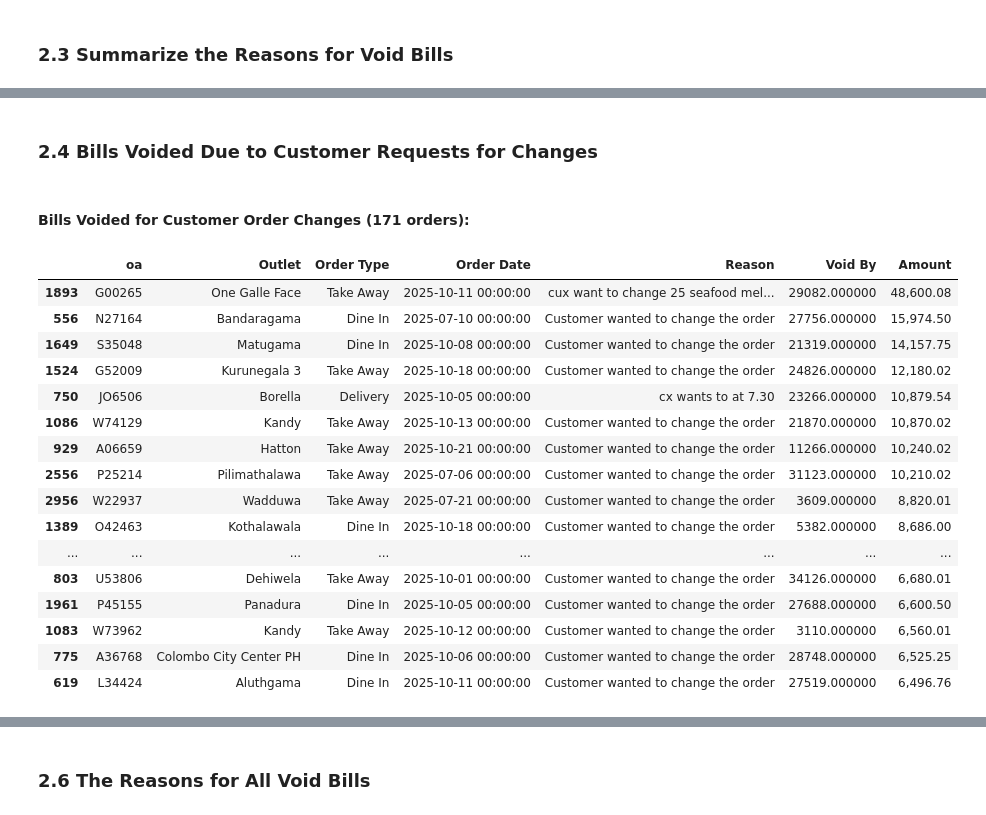
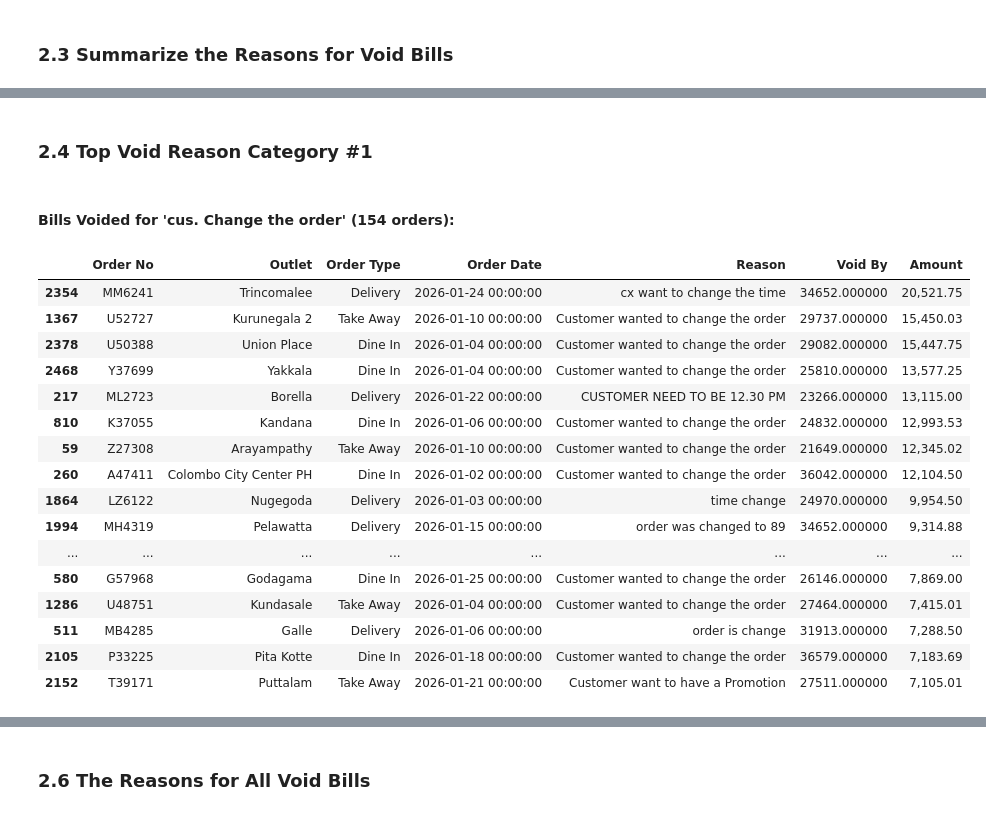
Before and after one commit to PasinduSuraweera/void-analysis-findings, a Jupyter notebook: Void_Bills_Report_Colab.ipynb, the cells around one changed output, grey strips where cells are left out. Cells and saved outputs as stored; diff of their text form; code cells hidden in the pictures.

```diff
--- a/Void_Bills_Report_Colab.ipynb
+++ b/Void_Bills_Report_Colab.ipynb
@@ -239,35 +239,39 @@ Most Common Reasons:
 # %% [markdown]
-### 2.4 Bills Voided Due to Customer Requests for Changes
+### 2.4 Top Void Reason Category #1
 # %%
-# Customer change orders
-change_orders = parent_df[parent_df['Predicted_Category'] == 'cus. Change the order'].sort_values('Amount', ascending=False)
+# Top category #1 orders (dynamic)
+top_category_1 = reason_counts.index[0]
+top_1_orders = parent_df[parent_df['Predicted_Category'] == top_category_1].sort_values('Amount', ascending=False)
 
 display_cols = [order_col, 'Outlet', 'Order Type', 'Order Date', 'Reason', 'Void By ', 'Amount']
-avail_cols = [c for c in display_cols if c in change_orders.columns]
+avail_cols = [c for c in display_cols if c in top_1_orders.columns]
 
-change_display = change_orders[avail_cols].head(20).copy()
-if 'Amount' in change_display.columns:
-    change_display['Amount'] = change_display['Amount'].apply(lambda x: f"{x:,.2f}")
+top_1_display = top_1_orders[avail_cols].head(20).copy()
+if 'Amount' in top_1_display.columns:
+    top_1_display['Amount'] = top_1_display['Amount'].apply(lambda x: f"{x:,.2f}")
 
-display(HTML(f"<h4>Bills Voided for Customer Order Changes ({len(change_orders)} orders):</h4>"))
-display(change_display.style.set_table_styles([{'selector': 'th', 'props': [('background-color', '#1976D2'), ('color', 'white')]}]))
+# Get friendly name if available
+top_1_name = name_map.get(top_category_1, top_category_1) if 'name_map' in dir() else top_category_1
+
+display(HTML(f"<h4>Bills Voided for '{top_1_name}' ({len(top_1_orders)} orders):</h4>"))
+display(top_1_display.style.set_table_styles([{'selector': 'th', 'props': [('background-color', '#1976D2'), ('color', 'white')]}]))
 # %% [output]
-Bills Voided for Customer Order Changes (171 orders):
+Bills Voided for 'cus. Change the order' (154 orders):
-|  | oa | Outlet | Order Type | Order Date | Reason | Void By | Amount |
-| 1893 | G00265 | One Galle Face | Take Away | 2025-10-11 00:00:00 | cux want to change 25 seafood mel... | 29082.000000 | 48,600.08 |
-| 556 | N27164 | Bandaragama | Dine In | 2025-07-10 00:00:00 | Customer wanted to change the order | 27756.000000 | 15,974.50 |
-| 1649 | S35048 | Matugama | Dine In | 2025-10-08 00:00:00 | Customer wanted to change the order | 21319.000000 | 14,157.75 |
-| 1524 | G52009 | Kurunegala 3 | Take Away | 2025-10-18 00:00:00 | Customer wanted to change the order | 24826.000000 | 12,180.02 |
-| 750 | JO6506 | Borella | Delivery | 2025-10-05 00:00:00 | cx wants to at 7.30 | 23266.000000 | 10,879.54 |
-| 1086 | W74129 | Kandy | Take Away | 2025-10-13 00:00:00 | Customer wanted to change the order | 21870.000000 | 10,870.02 |
-| 929 | A06659 | Hatton | Take Away | 2025-10-21 00:00:00 | Customer wanted to change the order | 11266.000000 | 10,240.02 |
-| 2556 | P25214 | Pilimathalawa | Take Away | 2025-07-06 00:00:00 | Customer wanted to change the order | 31123.000000 | 10,210.02 |
-| 2956 | W22937 | Wadduwa | Take Away | 2025-07-21 00:00:00 | Customer wanted to change the order | 3609.000000 | 8,820.01 |
-| 1389 | O42463 | Kothalawala | Dine In | 2025-10-18 00:00:00 | Customer wanted to change the order | 5382.000000 | 8,686.00 |
+|  | Order No | Outlet | Order Type | Order Date | Reason | Void By | Amount |
+| 2354 | MM6241 | Trincomalee | Delivery | 2026-01-24 00:00:00 | cx want to change the time | 34652.000000 | 20,521.75 |
+| 1367 | U52727 | Kurunegala 2 | Take Away | 2026-01-10 00:00:00 | Customer wanted to change the order | 29737.000000 | 15,450.03 |
+| 2378 | U50388 | Union Place | Dine In | 2026-01-04 00:00:00 | Customer wanted to change the order | 29082.000000 | 15,447.75 |
+| 2468 | Y37699 | Yakkala | Dine In | 2026-01-04 00:00:00 | Customer wanted to change the order | 25810.000000 | 13,577.25 |
+| 217 | ML2723 | Borella | Delivery | 2026-01-22 00:00:00 | CUSTOMER NEED TO BE 12.30 PM | 23266.000000 | 13,115.00 |
+| 810 | K37055 | Kandana | Dine In | 2026-01-06 00:00:00 | Customer wanted to change the order | 24832.000000 | 12,993.53 |
+| 59 | Z27308 | Arayampathy | Take Away | 2026-01-10 00:00:00 | Customer wanted to change the order | 21649.000000 | 12,345.02 |
+| 260 | A47411 | Colombo City Center PH | Dine In | 2026-01-02 00:00:00 | Customer wanted to change the order | 36042.000000 | 12,104.50 |
+| 1864 | LZ6122 | Nugegoda | Delivery | 2026-01-03 00:00:00 | time change | 24970.000000 | 9,954.50 |
+| 1994 | MH4319 | Pelawatta | Delivery | 2026-01-15 00:00:00 | order was changed to 89 | 34652.000000 | 9,314.88 |
 | ... | ... | ... | ... | ... | ... | ... | ... |
-| 803 | U53806 | Dehiwela | Take Away | 2025-10-01 00:00:00 | Customer wanted to change the order | 34126.000000 | 6,680.01 |
-| 1961 | P45155 | Panadura | Dine In | 2025-10-05 00:00:00 | Customer wanted to change the order | 27688.000000 | 6,600.50 |
-| 1083 | W73962 | Kandy | Take Away | 2025-10-12 00:00:00 | Customer wanted to change the order | 3110.000000 | 6,560.01 |
-| 775 | A36768 | Colombo City Center PH | Dine In | 2025-10-06 00:00:00 | Customer wanted to change the order | 28748.000000 | 6,525.25 |
-| 619 | L34424 | Aluthgama | Dine In | 2025-10-11 00:00:00 | Customer wanted to change the order | 27519.000000 | 6,496.76 |
+| 580 | G57968 | Godagama | Dine In | 2026-01-25 00:00:00 | Customer wanted to change the order | 26146.000000 | 7,869.00 |
+| 1286 | U48751 | Kundasale | Take Away | 2026-01-04 00:00:00 | Customer wanted to change the order | 27464.000000 | 7,415.01 |
+| 511 | MB4285 | Galle | Delivery | 2026-01-06 00:00:00 | order is change | 31913.000000 | 7,288.50 |
+| 2105 | P33225 | Pita Kotte | Dine In | 2026-01-18 00:00:00 | Customer wanted to change the order | 36579.000000 | 7,183.69 |
+| 2152 | T39171 | Puttalam | Take Away | 2026-01-21 00:00:00 | Customer want to have a Promotion | 27511.000000 | 7,105.01 |
 # %% [markdown]
```
Also changed, not shown: parts of 14 cells of this notebook.
